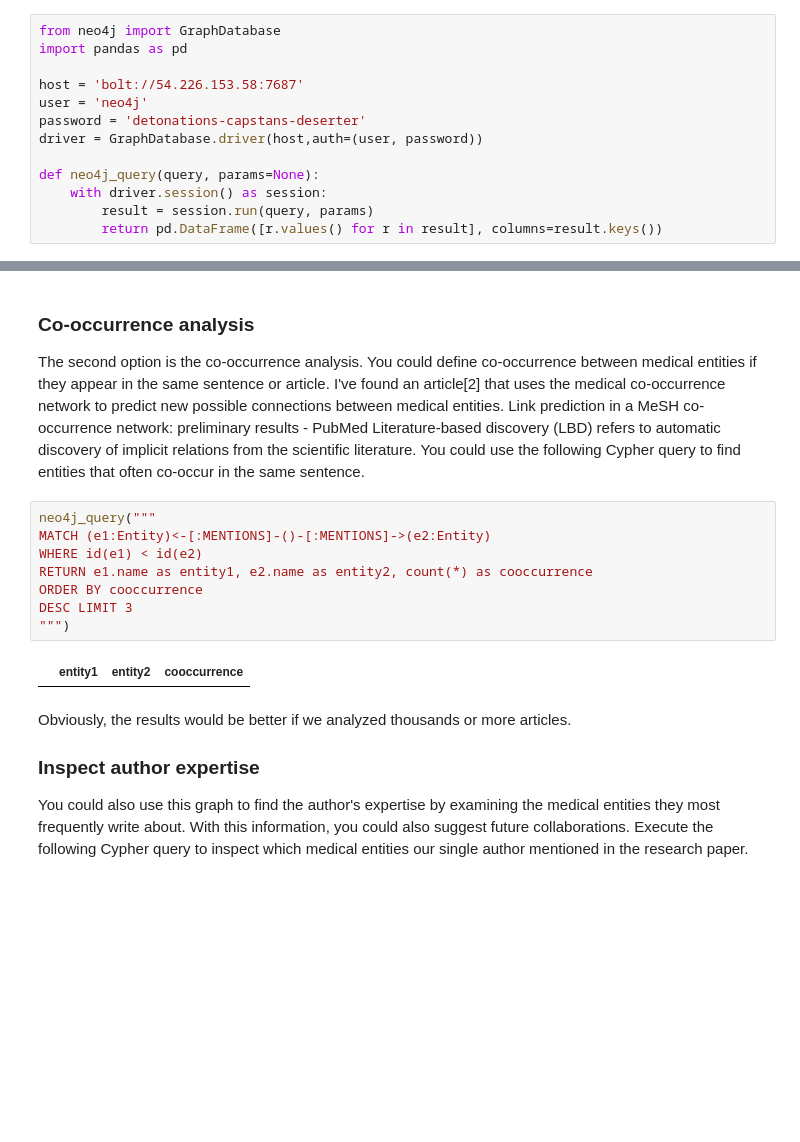
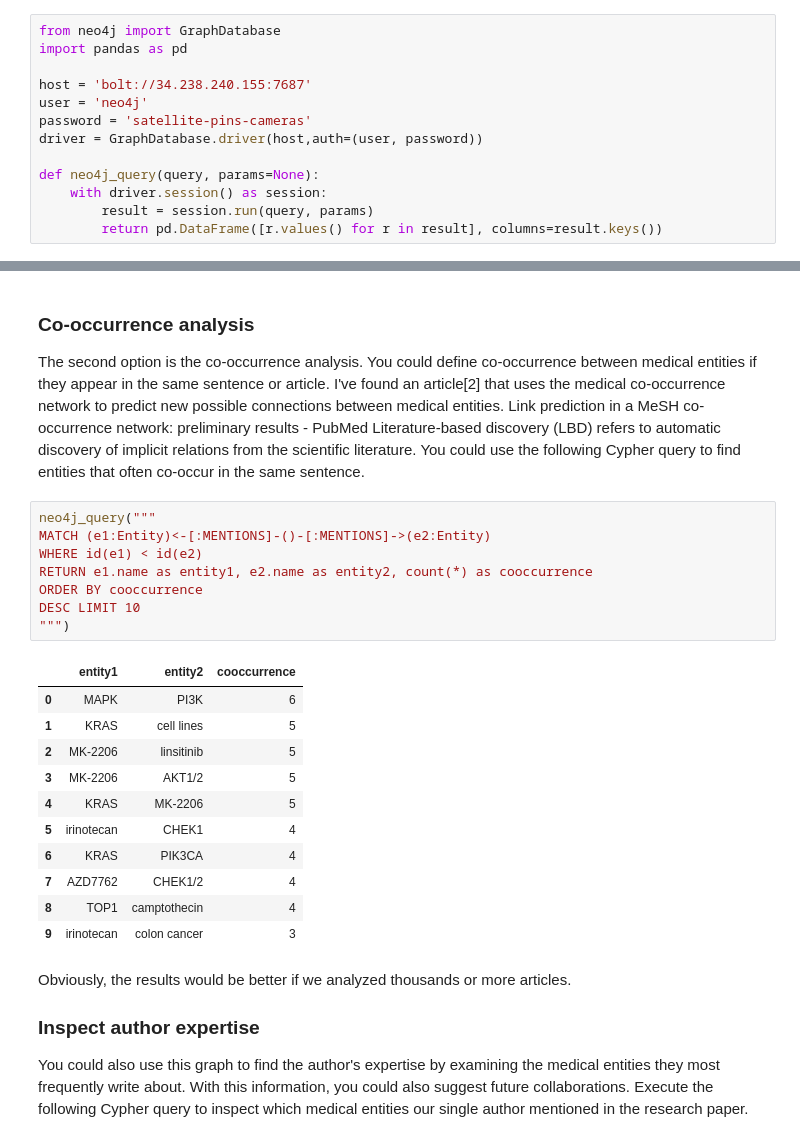
Before and after one commit to tuan-ld/biomedical-knowledge-graph-nlp, a Jupyter notebook: bioNLP2graph.ipynb, the cells around one changed output, grey strips where cells are left out. Drawn from its saved outputs; the diff is of its cells as text; blank space fills up the shorter version.

```diff
--- a/bioNLP2graph.ipynb
+++ b/bioNLP2graph.ipynb
@@ -118,9 +118,9 @@ Now you can go ahead and prepare the Neo4j connection in the notebook.
 from neo4j import GraphDatabase
 import pandas as pd
 
-host = 'bolt://54.226.153.58:7687'
+host = 'bolt://34.238.240.155:7687'
 user = 'neo4j'
-password = 'detonations-capstans-deserter'
+password = 'satellite-pins-cameras'
 driver = GraphDatabase.driver(host,auth=(user, password))
 
 def neo4j_query(query, params=None):
@@ -191,13 +183,23 @@ You could use the following Cypher query to find entities that often co-occur in
 # %%
 neo4j_query("""
 MATCH (e1:Entity)<-[:MENTIONS]-()-[:MENTIONS]->(e2:Entity)
 WHERE id(e1) < id(e2)
 RETURN e1.name as entity1, e2.name as entity2, count(*) as cooccurrence
 ORDER BY cooccurrence
-DESC LIMIT 3
+DESC LIMIT 10
 """)
 # %% [output]
 |  | entity1 | entity2 | cooccurrence |
+| 0 | MAPK | PI3K | 6 |
+| 1 | KRAS | cell lines | 5 |
+| 2 | MK-2206 | linsitinib | 5 |
+| 3 | MK-2206 | AKT1/2 | 5 |
+| 4 | KRAS | MK-2206 | 5 |
+| 5 | irinotecan | CHEK1 | 4 |
+| 6 | KRAS | PIK3CA | 4 |
+| 7 | AZD7762 | CHEK1/2 | 4 |
+| 8 | TOP1 | camptothecin | 4 |
+| 9 | irinotecan | colon cancer | 3 |
 # %% [markdown]
 Obviously, the results would be better if we analyzed thousands or more articles.
 ### Inspect author expertise
```
Also changed, not shown: parts of 13 cells of this notebook.
